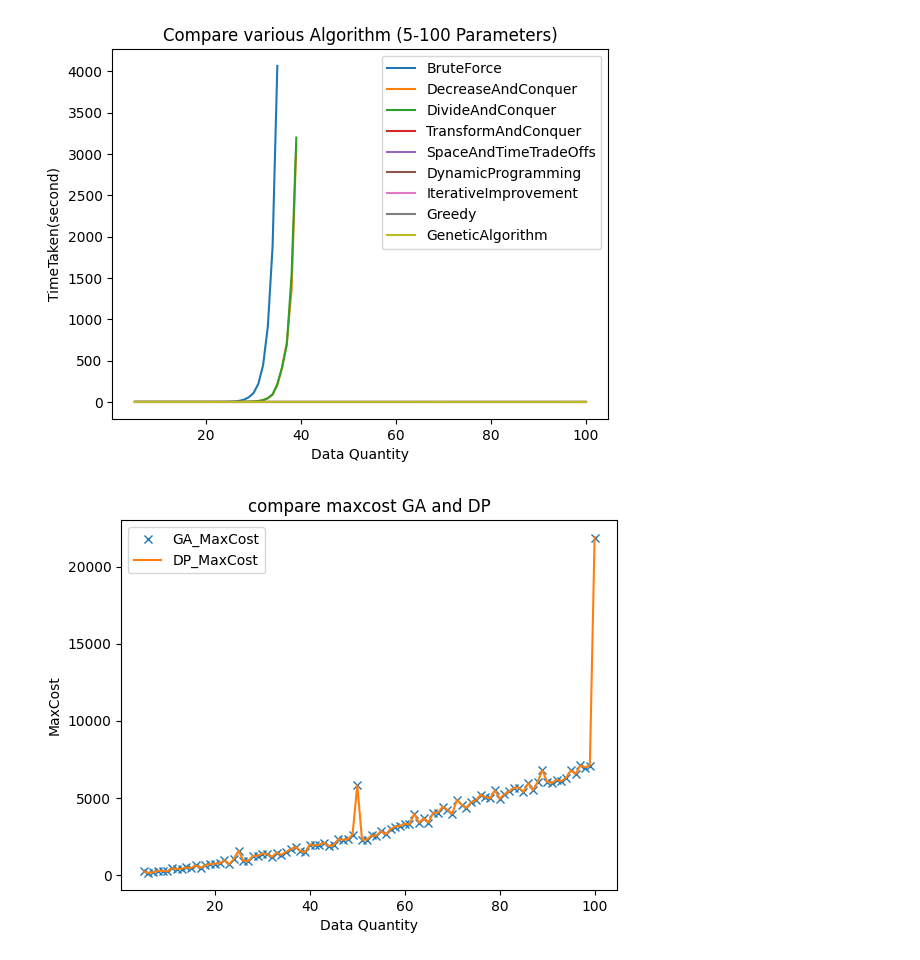
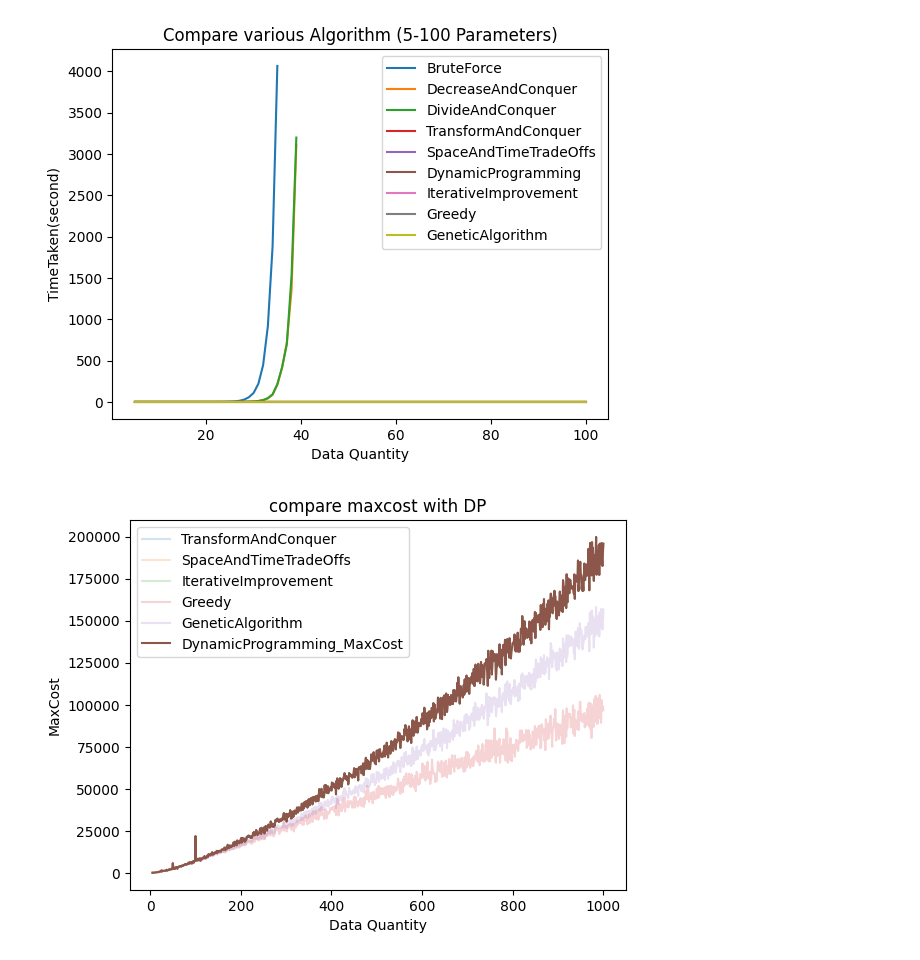
Before and after one commit to Srisuphadith/GA_Plot, a Jupyter notebook: plot.ipynb, the cells around one changed output. Cells and saved outputs as stored; diff of their text form; code cells hidden in the pictures.

```diff
--- a/plot.ipynb
+++ b/plot.ipynb
@@ -3,5 +3,5 @@ import matplotlib.pyplot as plt
 import numpy as np
 import pandas as pd
 # %%
-df = pd.read_csv("CSV_Algorithm_241211_144458.csv")
+df = pd.read_csv("include_ga\CSV_Algorithm_241212_173607.csv")
 # %%
@@ -100,24 +132,46 @@ plt.show()
 # %% [output]
 [figure]
 # %%
-ga_val = (df[df['Algorithms'] == 'GeneticAlgorithm'])['MaxCost']
-ga_val = [int(x) for x in ga_val]
-ga_val = np.array(ga_val)
+gd_val = (df[df['Algorithms'] == 'Greedy'])['MaxCost']
+gd_val = [int(x) for x in gd_val]
+gd_val = np.array(gd_val)
+
+tf_val = (df[df['Algorithms'] == 'TransformAndConquer'])['MaxCost']
+tf_val = [int(x) for x in tf_val]
+tf_val = np.array(tf_val)
+
+it_val = (df[df['Algorithms'] == 'IterativeImprovement'])['MaxCost']
+it_val = [int(x) for x in it_val]
+it_val = np.array(it_val)
+
+sp_val = (df[df['Algorithms'] == 'SpaceAndTimeTradeOffs'])['MaxCost']
+sp_val = [int(x) for x in sp_val]
+sp_val = np.array(sp_val)
 
 dp_val = (df[df['Algorithms'] == 'DynamicProgramming'])['MaxCost']
 dp_val = [int(x) for x in dp_val]
 dp_val = np.array(dp_val)
-x = range(5,101)
+
+ga_val = (df[df['Algorithms'] == 'GeneticAlgorithm'])['MaxCost']
+ga_val = [int(x) for x in ga_val]
+ga_val = np.array(ga_val)
+x = range(5,1001)
 x = np.array(x)
-plt.plot(x,ga_val,'x',label = 'GA_MaxCost')
-plt.plot(x,dp_val,label = 'DP_MaxCost')
+
+
+plt.plot(x,tf_val,label = 'TransformAndConquer', alpha=0.2)
+plt.plot(x,sp_val,label = 'SpaceAndTimeTradeOffs', alpha=0.2)
+plt.plot(x,it_val,label = 'IterativeImprovement', alpha=0.2)
+plt.plot(x,gd_val,label = 'Greedy', alpha=0.2)
+plt.plot(x,ga_val,label = 'GeneticAlgorithm', alpha=0.2)
+plt.plot(x,dp_val,label = 'DynamicProgramming_MaxCost')
 plt.legend()
 plt.xlabel('Data Quantity')
 
 plt.ylabel('MaxCost')
-plt.title('compare maxcost GA and DP')
+plt.title('compare maxcost with DP')
 #plt.grid()
-plt.savefig("compare maxcost GA and DP.png")
+plt.savefig("compare maxcost with DP.png")
 plt.show()
 # %% [output]
-[figure, old version]
+[figure, new version]
```
Also changed, not shown: parts of 8 cells of this notebook, 35 other files.
